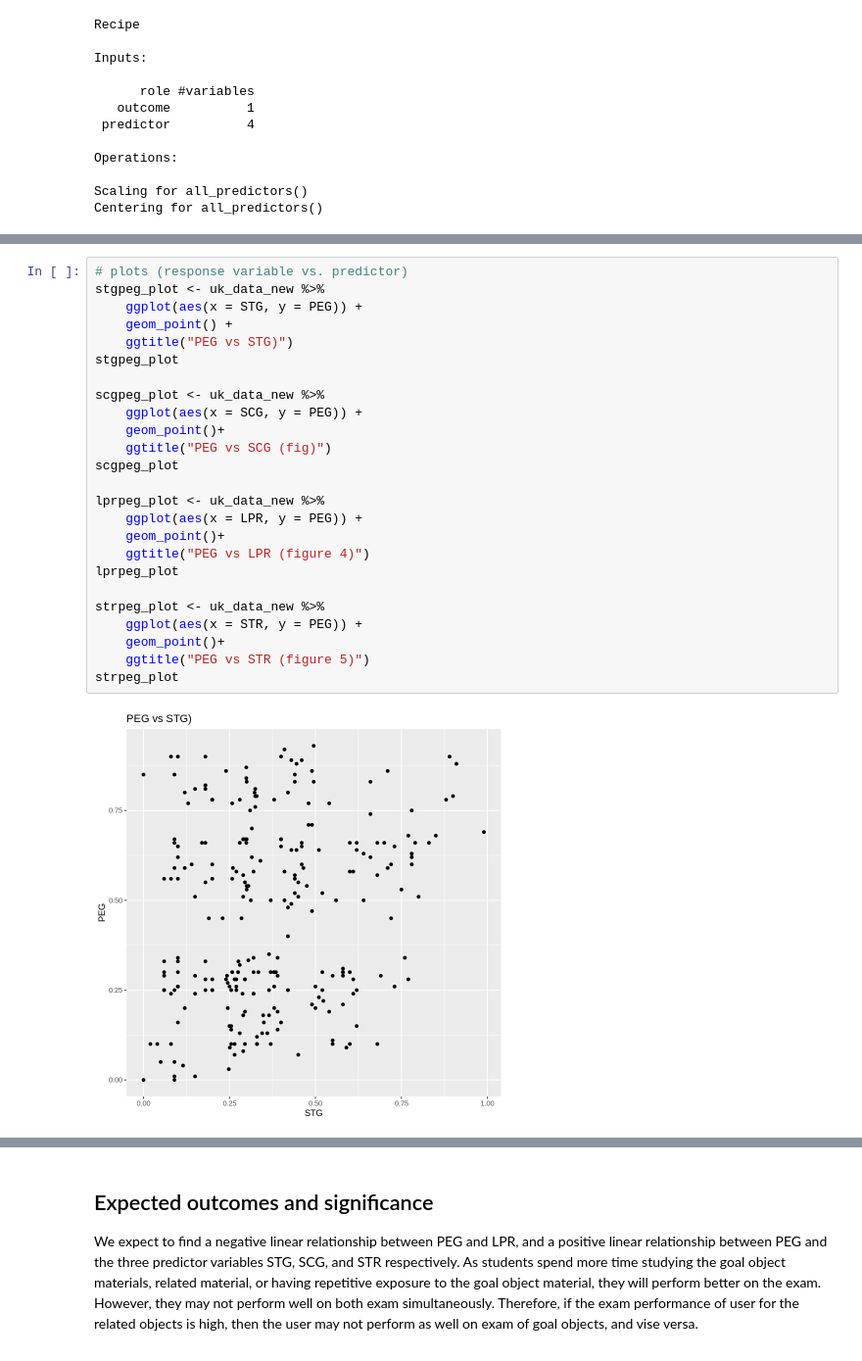
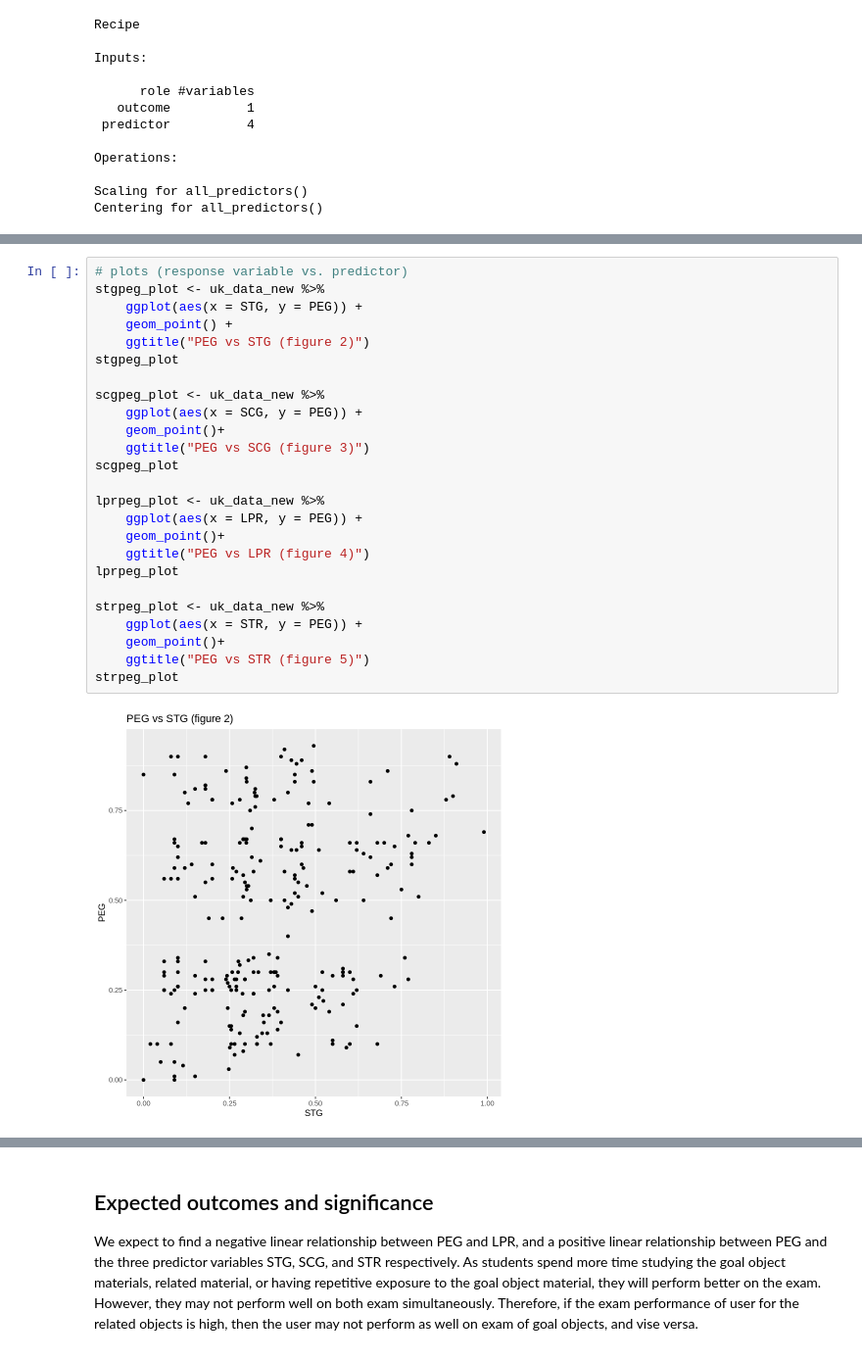
Before and after one commit to jechikaleeu/project-DSCI100, a Jupyter notebook: group24_project_proposal.ipynb, the cells around one changed output, grey strips where cells are left out. Shown at 98% size. Drawn from its saved outputs; the diff is of its cells as text.

```diff
--- a/group24_project_proposal.ipynb
+++ b/group24_project_proposal.ipynb
@@ -282,27 +282,27 @@ A tibble: 1 × 1
 # %%
 # plots (response variable vs. predictor)
 stgpeg_plot <- uk_data_new %>%
     ggplot(aes(x = STG, y = PEG)) +
     geom_point() +
-    ggtitle("PEG vs STG)")
+    ggtitle("PEG vs STG (figure 2)")
 stgpeg_plot
 
 scgpeg_plot <- uk_data_new %>%
     ggplot(aes(x = SCG, y = PEG)) +
     geom_point()+
-    ggtitle("PEG vs SCG (fig)")
+    ggtitle("PEG vs SCG (figure 3)")
 scgpeg_plot
 
 lprpeg_plot <- uk_data_new %>%
     ggplot(aes(x = LPR, y = PEG)) +
     geom_point()+
     ggtitle("PEG vs LPR (figure 4)")
 lprpeg_plot
 
 strpeg_plot <- uk_data_new %>%
     ggplot(aes(x = STR, y = PEG)) +
     geom_point()+
     ggtitle("PEG vs STR (figure 5)")
 strpeg_plot
 # %% [output]
-[figure, old version]
+[figure, new version]
```
Also changed, not shown: parts of 5 cells of this notebook.
